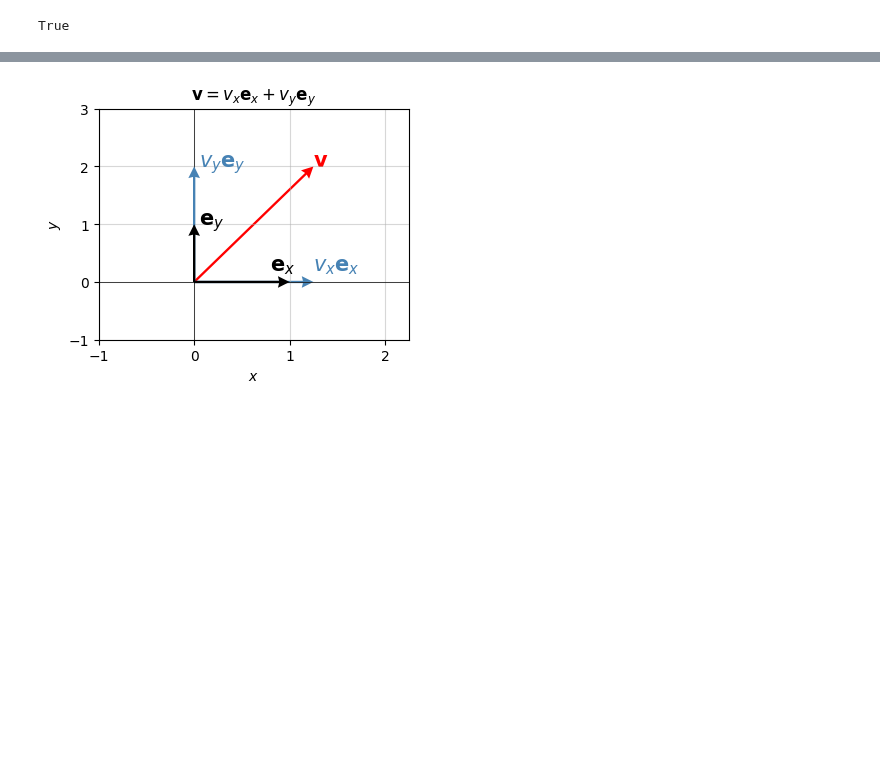
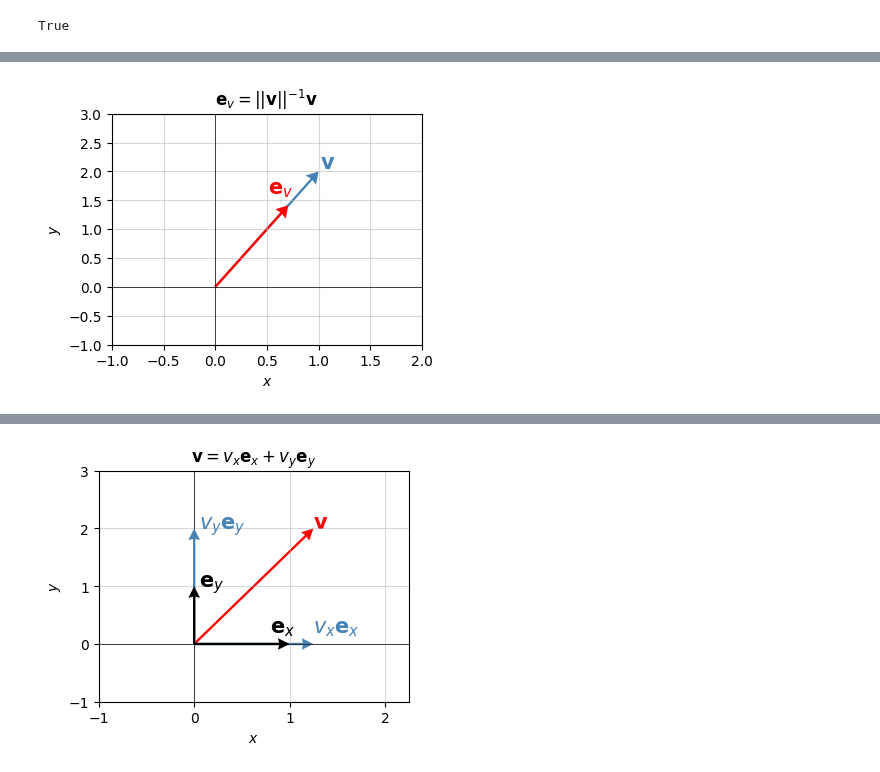
Before and after one commit to rkingery/ml-book, a Jupyter notebook: notebooks/vector-spaces.ipynb, the cells around one changed output, grey strips where cells are left out. Saved outputs shown, nothing was run; the diff lists cells and outputs as text; code cells hidden in the pictures; blank space fills up the shorter version.

```diff
--- a/notebooks/vector-spaces.ipynb
+++ b/notebooks/vector-spaces.ipynb
@@ -170,0 +190,8 @@ The vector $v_x \mathbf{e}_x = (v_x,0)$ gotten by rescaling $\mathbf{e}_x$ by th
+# %%
+v = np.array([1, 2])
+ev = v / np.sqrt(2)
+plot_vectors([v, ev], title='$\mathbf{e}_v = ||\mathbf{v}||^{-1} \mathbf{v}$', ticks_every=0.5, zorders=[0, 1],
+             text_offsets=[[0.01, 0.05], [-0.2, 0.2]], colors=['steelblue', 'red'],
+             labels=['$\mathbf{v}$', '$\mathbf{e}_v$'], headwidth=6)
+# %% [output]
+[figure, added]
```
Also changed, not shown: parts of 22 cells of this notebook, 4 other files.
